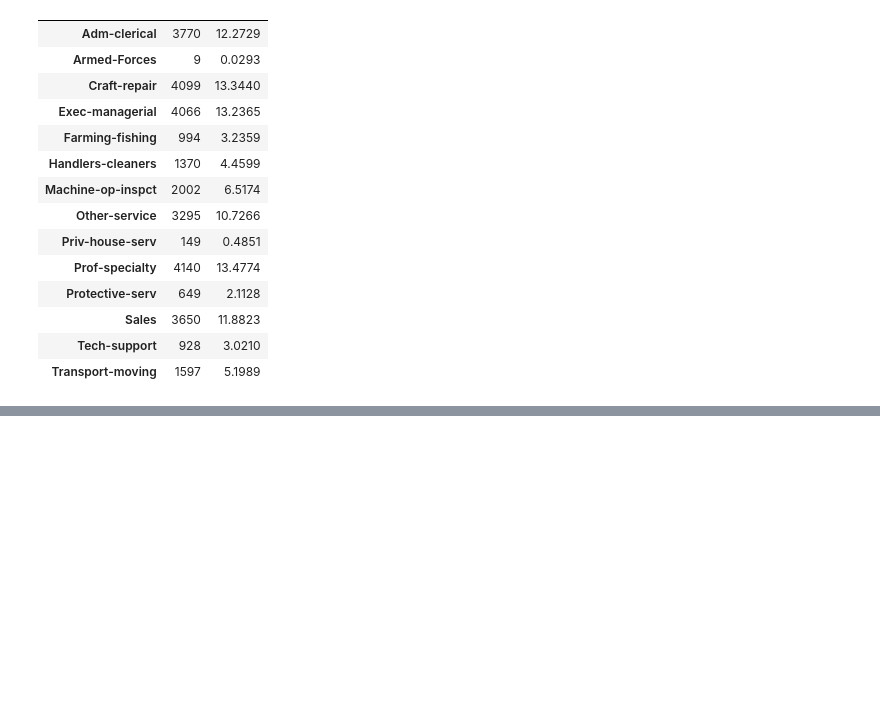
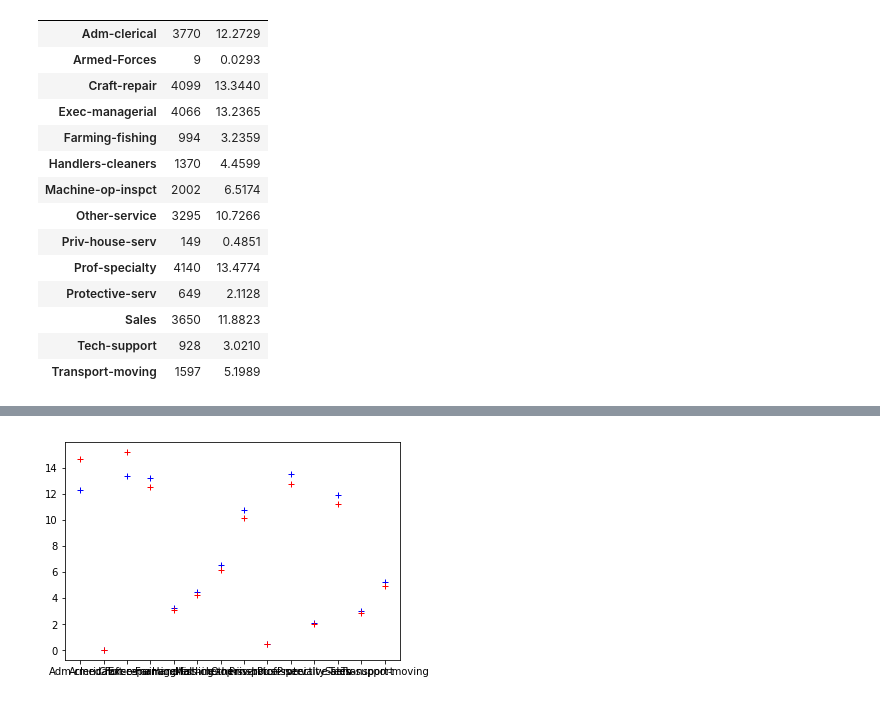
Before and after one commit to martinpauline/income_prediction, a Jupyter notebook: Predictions_of_missing_data.ipynb, the cells around one changed output, grey strips where cells are left out. Drawn from its saved outputs; the diff is of its cells as text; code cells hidden in the pictures; blank space fills up the shorter version.

```diff
--- a/Predictions_of_missing_data.ipynb
+++ b/Predictions_of_missing_data.ipynb
@@ -249,0 +235,9 @@ plt.show()
+# %%
+mfill = data.copy()  # 'manual filling'
+mfill[mfill['sex']==0] = mfill[mfill['sex']==0].fillna('Craft-repair')
+mfill[mfill['sex']==1] = mfill[mfill['sex']==1].fillna('Adm-clerical')
+# %%
+total = mfill.groupby('occupation').count()['age']
+percent = round(mfill.groupby('occupation').count()['age']/mfill['age'].count(),6)*100
+stats_fin = pd.concat([total, percent], axis=1, keys=['Total', 'Percent'])
+# stats_fin.loc[len(stats_fin)]=[sum(stats_fin['Total']),sum(stats_fin['Percent'])]
@@ -249,0 +263,8 @@ plt.show()
+# %%
+# Comparaison en pourcentage
+fig = plt.figure()
+plt.plot(stats_ini.index, stats_ini['Percent'],'b+')  # en bleu : données brutes
+plt.plot(stats_fin.index, stats_fin['Percent'],'r+')  # en rouge : données complétées par les prédictions
+plt.show()
+# %% [output]
+[figure, added]
```
Also changed, not shown: parts of 28 cells of this notebook.
